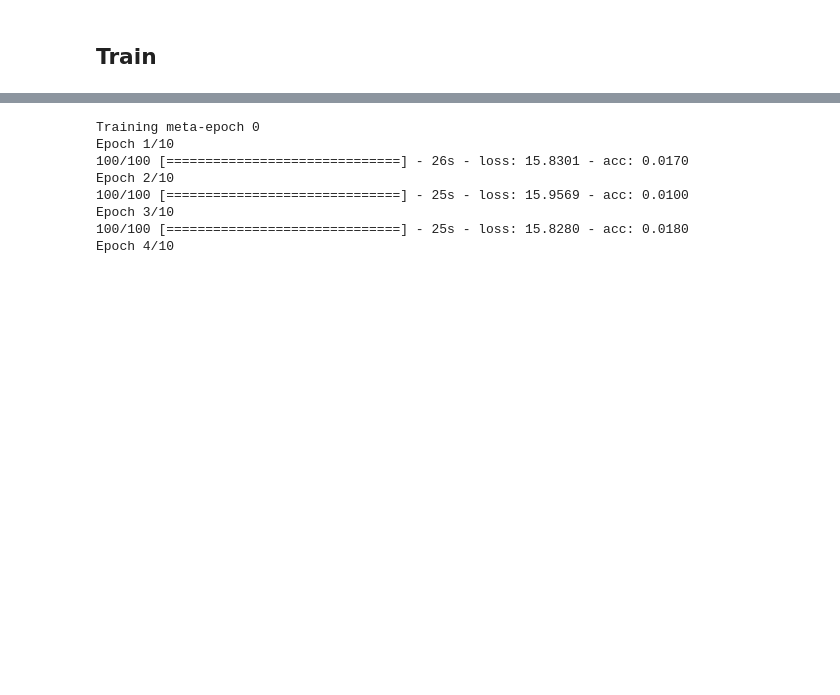
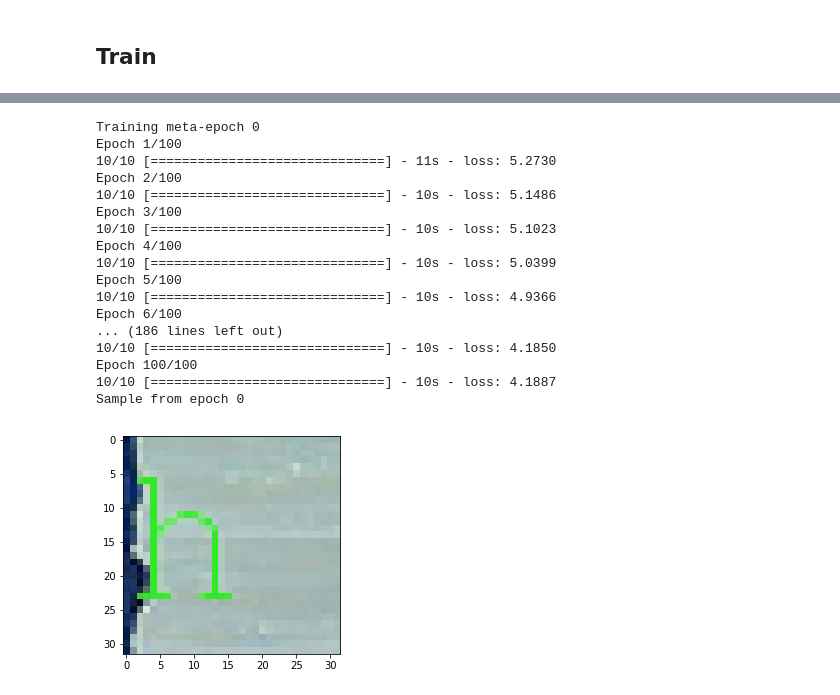
Before and after one commit to JosephCatrambone/ocr_experiment, a Jupyter notebook: Generated Character Recognition.ipynb, the cells around one changed output, grey strips where cells are left out. Saved outputs shown, nothing was run; the diff lists cells and outputs as text; code cells hidden in the pictures; blank space fills up the shorter version.

```diff
--- a/Generated Character Recognition.ipynb
+++ b/Generated Character Recognition.ipynb
@@ -239,32 +487,64 @@ p
 # %%
-for i in range(100):
+#shutil.rmtree("/tmp/logs_tboard/")
+#checkpointer = ModelCheckpoint(filepath='/tmp/weights.hdf5', verbose=1) # save_best_only=True
+#tb = TensorBoard(log_dir='/tmp/logs_tboard', histogram_freq=0, batch_size=10, write_graph=True, write_grads=True, write_images=True, embeddings_freq=0, embeddings_layer_names=None, embeddings_metadata=None)
+# Add `callbacks=[tb, checkpointer]` to train to use these.
+# Run TB with `tensorboard --logdir=/full_path_to_your_logs`
+
+meta_epochs = 100
+epochs = 100
+steps_per_epoch = 10
+for i in range(meta_epochs):
     print("Training meta-epoch {}".format(i))
-    #x, y = next(gen)
-    #model.train_on_batch(x/255.0, y)
-    model.fit_generator(gen, epochs=10, steps_per_epoch=100) # Yield 1000 batches of 10 items from generator per epoch.
+    #performance = 0
+    #for _ in range(steps_per_epoch): # Steps per epoch
+    #    x, y = next(gen)
+    #    performance += model.train_on_batch(x, y)
+    #performance /= steps_per_epoch
+    #print("Epoch {}: {}".format(i, performance))
+    hist = model.fit_generator(gen, epochs=epochs, steps_per_epoch=steps_per_epoch) # Yield 1000 batches of 10 items from generator per epoch.
     if i%1 == 0:
         x, y = next(gen)
-        prediction = model.predict(x/255.0)
+        prediction = model.predict(x)
         print("Sample from epoch {}".format(i))
-        plt.imshow(Image.fromarray(x[0,:,:,:]))
+        plt.imshow(Image.fromarray((x[0,:,:,:]*255).astype(numpy.uint8)))
         plt.show()
         print("Character guesses:")
-        c = chr(numpy.argmax(prediction[0,0,:]))
-        print("{}".format(c))
+        guess_indices = numpy.argpartition(prediction[0,0,:], -5)[-5:]
+        for ind in guess_indices:
+            c = chr(ind)
+            print("{} : {}".format(c, prediction[0,0,ind]))
         print("Correct answer:")
         c = chr(numpy.argmax(y[0,0,:]))
         print("{}".format(c))
         print("Middle character distribution:")
         print(prediction[0,0,:])
-    if i%100 == 0:
+    if i%1 == 0:
         print("Checkpointing.  Saving model.")
         model.save("ocr.h5")
+    # These are no longer necessary with our callbacks.
+    ignore = """
+    if i%1 == 0:
+        fout = open("/tmp/log_status_meta_epoch_{}.log".format(i), 'wt')
+        pickle.dump(hist, fout, -1)
+        fout.close()
+    """
 # %% [output]
 Training meta-epoch 0
-Epoch 1/10
-100/100 [==============================] - 26s - loss: 15.8301 - acc: 0.0170
-Epoch 2/10
-100/100 [==============================] - 25s - loss: 15.9569 - acc: 0.0100
-Epoch 3/10
-100/100 [==============================] - 25s - loss: 15.8280 - acc: 0.0180
-Epoch 4/10
+Epoch 1/100
+10/10 [==============================] - 11s - loss: 5.2730
+Epoch 2/100
+10/10 [==============================] - 10s - loss: 5.1486
+Epoch 3/100
+10/10 [==============================] - 10s - loss: 5.1023
+Epoch 4/100
+10/10 [==============================] - 10s - loss: 5.0399
+Epoch 5/100
+10/10 [==============================] - 10s - loss: 4.9366
+Epoch 6/100
+... (186 lines left out)
+10/10 [==============================] - 10s - loss: 4.1850
+Epoch 100/100
+10/10 [==============================] - 10s - loss: 4.1887
+Sample from epoch 0
+[figure, added]
```
Also changed, not shown: parts of 14 cells of this notebook.
